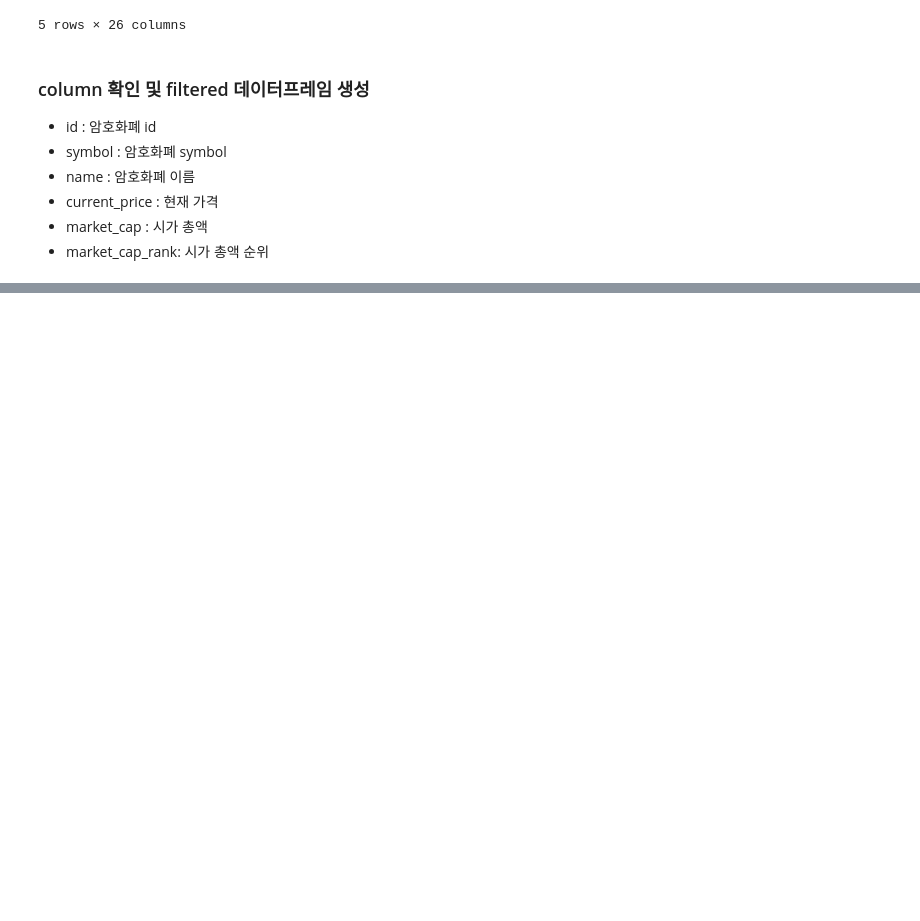
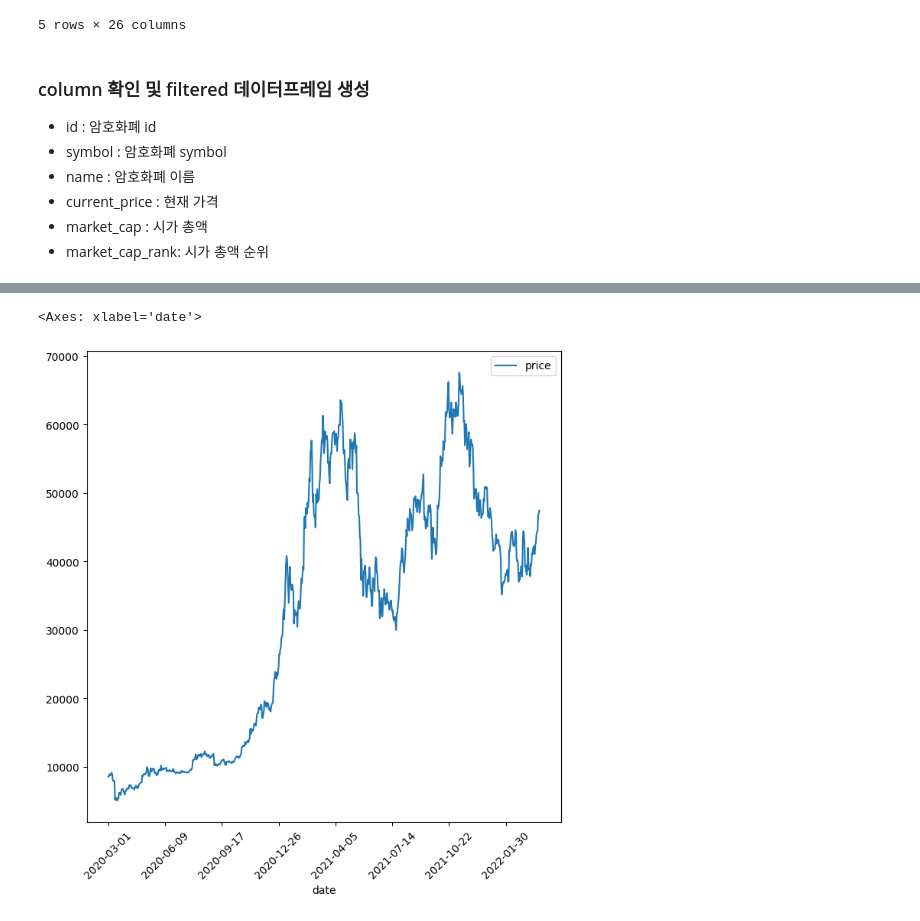
Before and after one commit to sojoyfulyouth/Pandas_DataAnalysis, a Jupyter notebook: Final project/final.ipynb, the cells around one changed output, grey strips where cells are left out. Saved outputs shown, nothing was run; the diff lists cells and outputs as text; code cells hidden in the pictures; blank space fills up the shorter version.

```diff
--- a/Final project/final.ipynb
+++ b/Final project/final.ipynb
@@ -336,3 +229,0 @@ df_date
-# %%
-df_bitcoin['timestamp']=df_date['Date']
-df_bitcoin
@@ -409,0 +332,11 @@ for symbol in crypto_symbols:
+# %%
+df_bitcoin.columns=['timestamp', 'price']
+
+for index, timestamp in enumerate(df_bitcoin['timestamp']):
+
+    dt_object = datetime.datetime.fromtimestamp(timestamp/1000)
+    formatted_date = dt_object.strftime("%Y-%m-%d")
+
+    df_bitcoin.at[index, 'timestamp'] = formatted_date
+
+print(df_bitcoin)
@@ -409,0 +358,3 @@ for symbol in crypto_symbols:
+# %%
+df_bitcoin=df_bitcoin.rename(columns={'timestamp':'date'})
+df_bitcoin
@@ -409,0 +375,6 @@ for symbol in crypto_symbols:
+# %%
+df_bitcoin=df_bitcoin.set_index('date')
+df_bitcoin.plot(kind='line', rot=45)
+# %% [output]
+<Axes: xlabel='date'>
+[figure, added]
```
Also changed, not shown: parts of 55 cells of this notebook.
